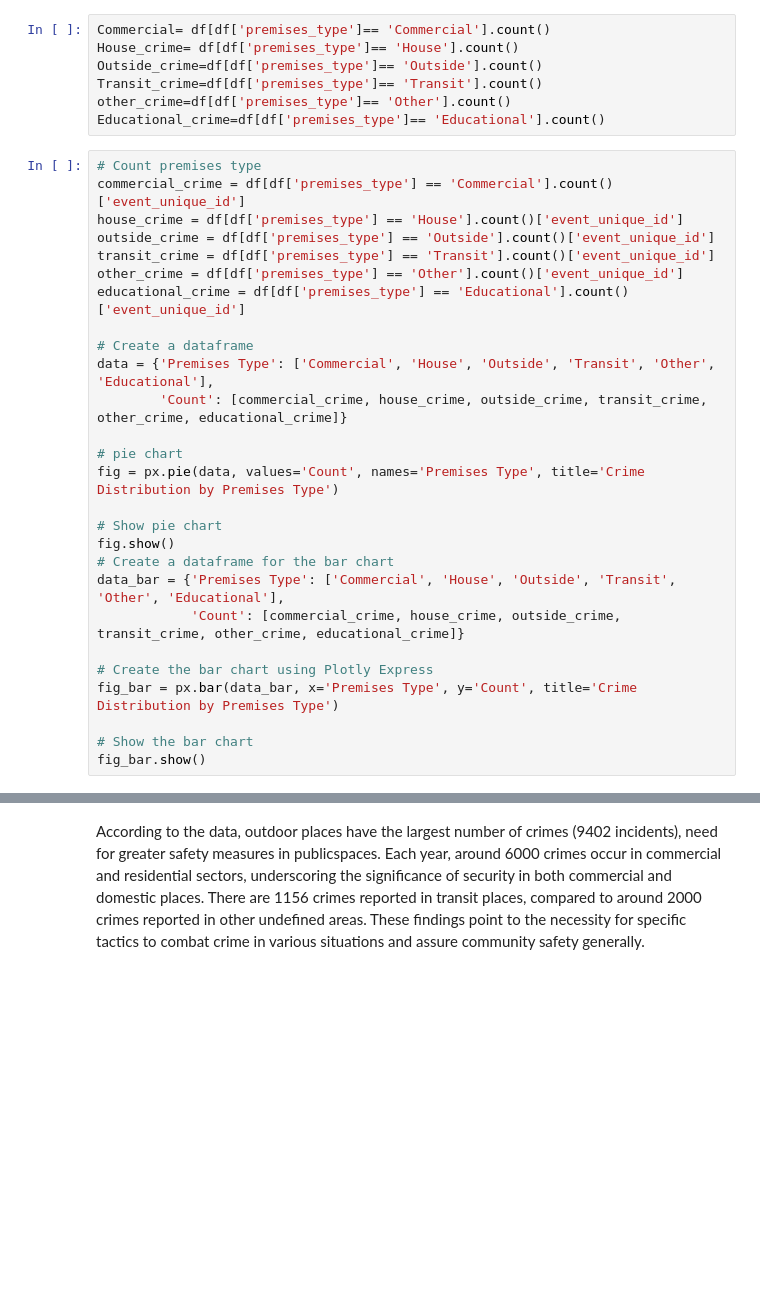
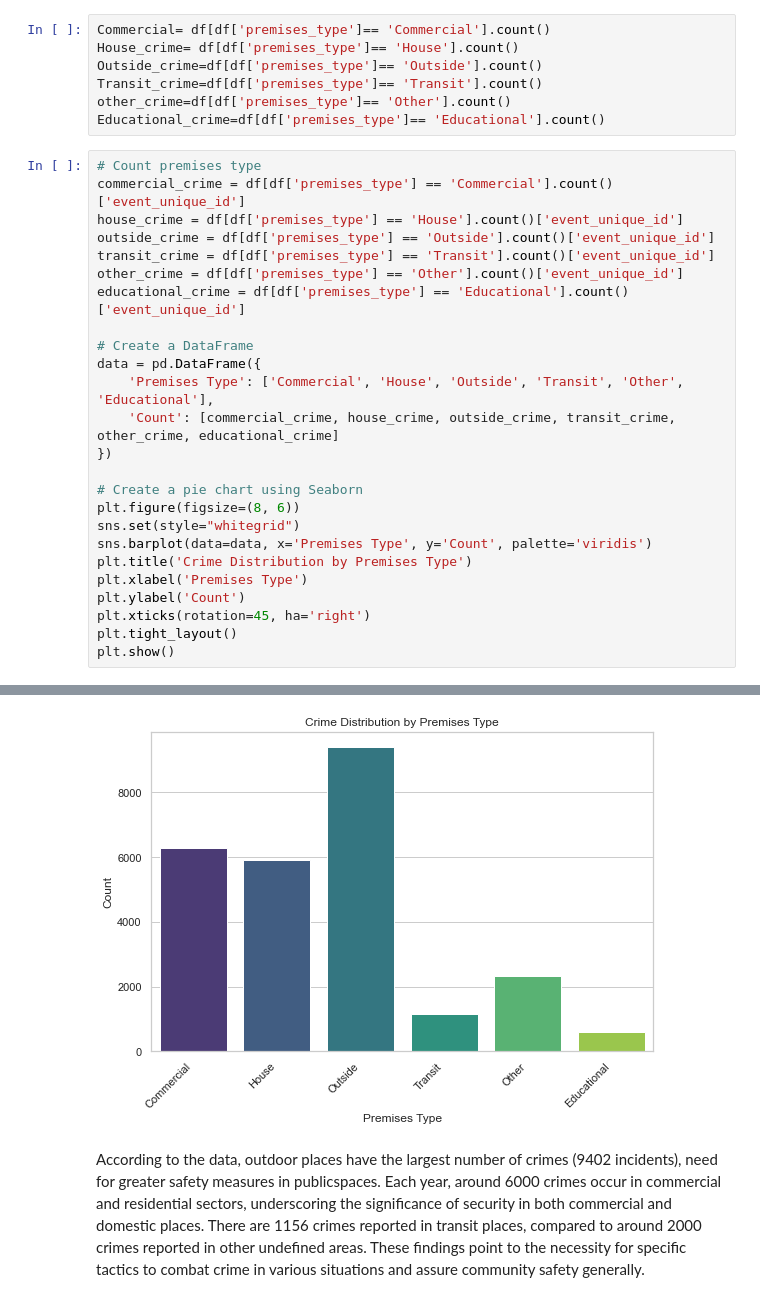
Before and after one commit to mandeeptoor10/Crime_rate, a Jupyter notebook: Toronto_crime.ipynb, the cells around one changed output, grey strips where cells are left out. Cells and saved outputs as stored; diff of their text form; blank space fills up the shorter version.

```diff
--- a/Toronto_crime.ipynb
+++ b/Toronto_crime.ipynb
@@ -54,22 +54,20 @@ transit_crime = df[df['premises_type'] == 'Transit'].count()['event_unique_id']
 other_crime = df[df['premises_type'] == 'Other'].count()['event_unique_id']
 educational_crime = df[df['premises_type'] == 'Educational'].count()['event_unique_id']
 
-# Create a dataframe
-data = {'Premises Type': ['Commercial', 'House', 'Outside', 'Transit', 'Other', 'Educational'],
-        'Count': [commercial_crime, house_crime, outside_crime, transit_crime, other_crime, educational_crime]}
+# Create a DataFrame
+data = pd.DataFrame({
+    'Premises Type': ['Commercial', 'House', 'Outside', 'Transit', 'Other', 'Educational'],
+    'Count': [commercial_crime, house_crime, outside_crime, transit_crime, other_crime, educational_crime]
+})
 
-# pie chart
-fig = px.pie(data, values='Count', names='Premises Type', title='Crime Distribution by Premises Type')
-
-# Show pie chart
-fig.show()
-# Create a dataframe for the bar chart
-data_bar = {'Premises Type': ['Commercial', 'House', 'Outside', 'Transit', 'Other', 'Educational'],
-            'Count': [commercial_crime, house_crime, outside_crime, transit_crime, other_crime, educational_crime]}
-
-# Create the bar chart using Plotly Express
-fig_bar = px.bar(data_bar, x='Premises Type', y='Count', title='Crime Distribution by Premises Type')
-
-# Show the bar chart
-fig_bar.show()
+# Create a pie chart using Seaborn
+plt.figure(figsize=(8, 6))
+sns.set(style="whitegrid")
+sns.barplot(data=data, x='Premises Type', y='Count', palette='viridis')
+plt.title('Crime Distribution by Premises Type')
+plt.xlabel('Premises Type')
+plt.ylabel('Count')
+plt.xticks(rotation=45, ha='right')
+plt.tight_layout()
+plt.show()
 # %% [output]
@@ -78,3 +74,4 @@ fig_bar.show()
+[figure, added]
 # %% [markdown]
 According to the data, outdoor places have the largest number of crimes (9402 incidents),
 need for greater safety measures in publicspaces. Each year, around 6000 crimes occur in commercial
```
Also changed, not shown: parts of 14 cells of this notebook.
